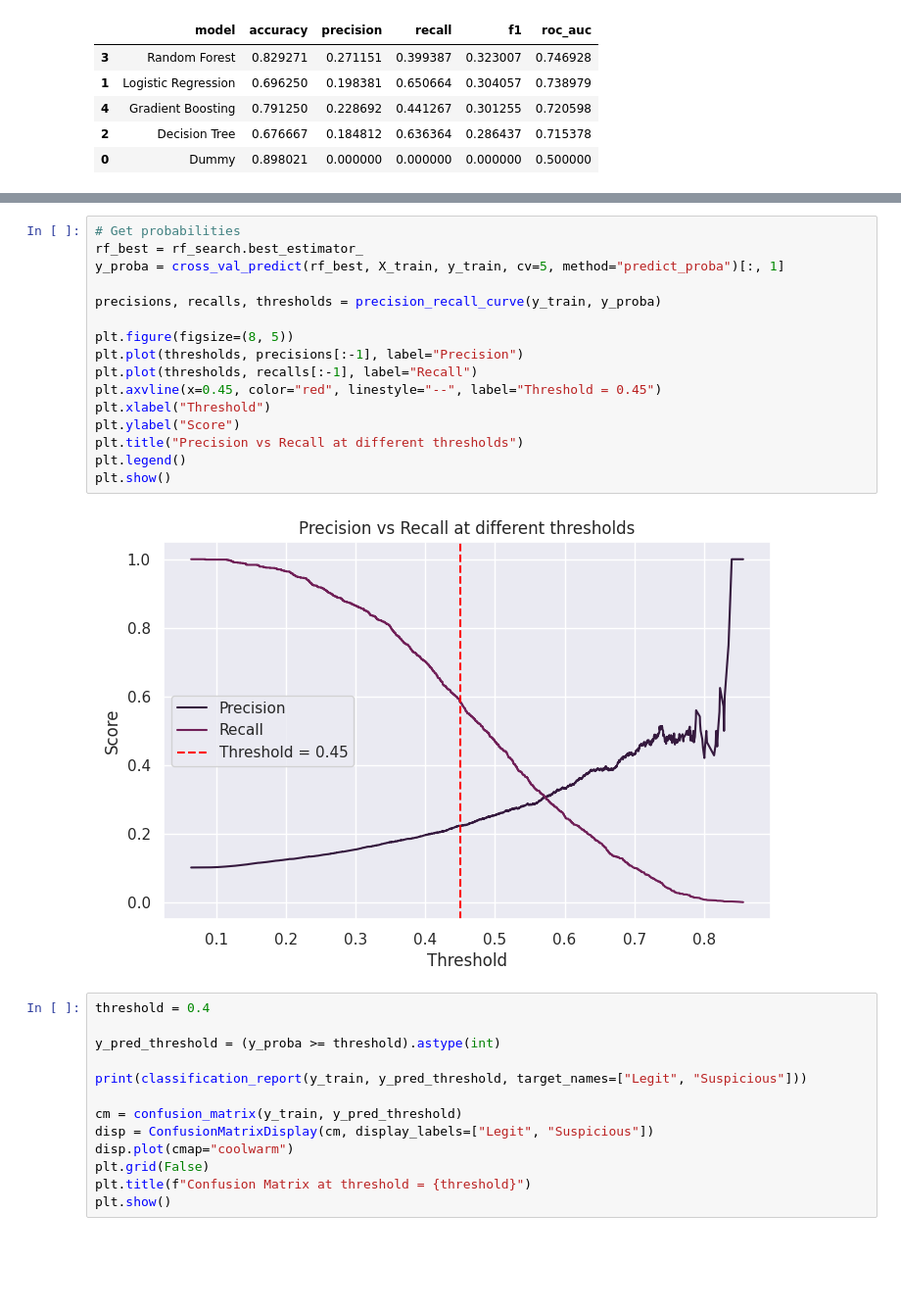
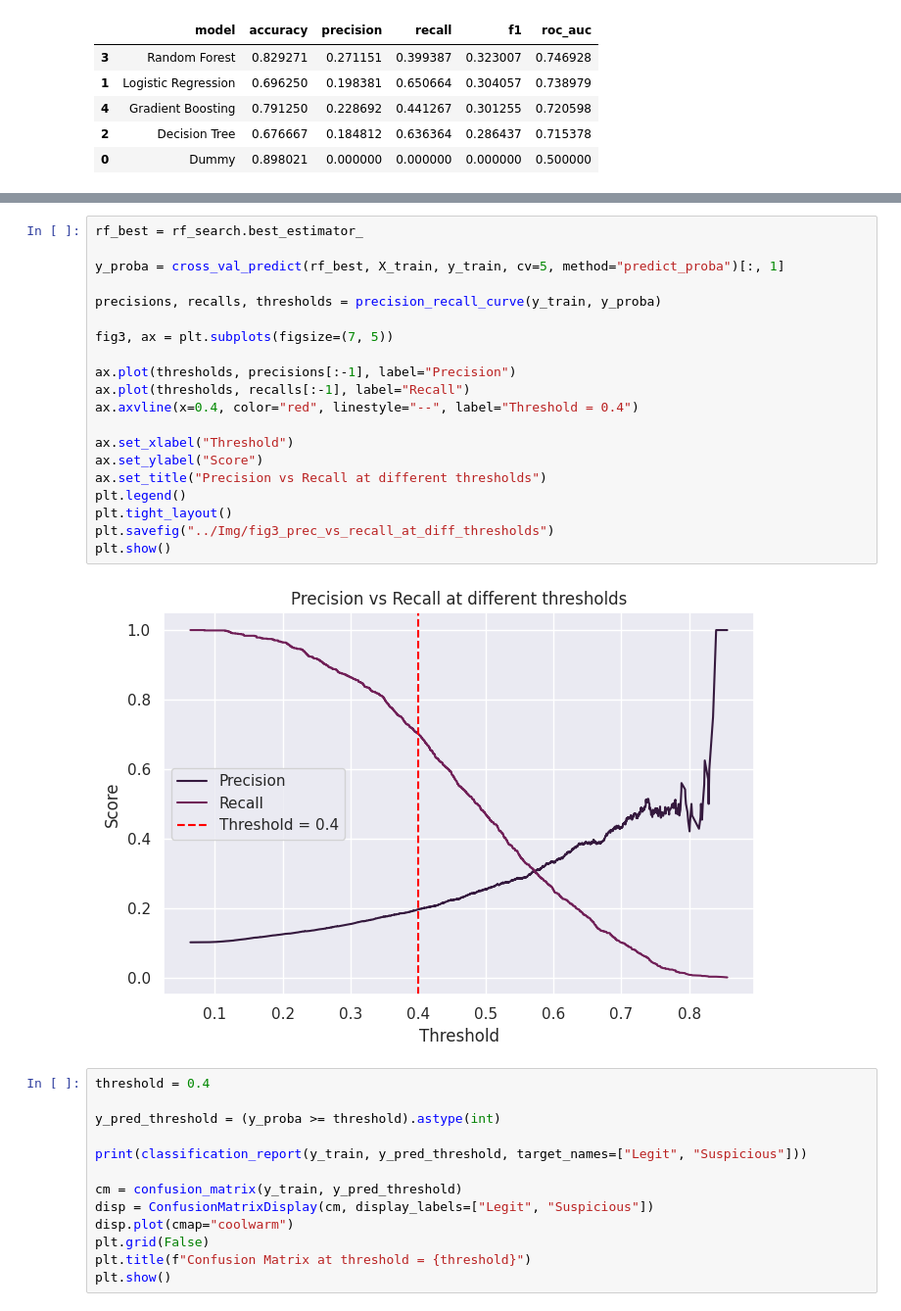
Before and after one commit to IreneGrisenti/Marketplace_Safety_Scam_detection, a Jupyter notebook: Notebooks/scam_detection_model.ipynb, the cells around one changed output, grey strips where cells are left out. Shown: that part at 98% size. Saved outputs shown, nothing was run; the diff lists cells and outputs as text; blank space fills up the shorter version.

```diff
--- a/Notebooks/scam_detection_model.ipynb
+++ b/Notebooks/scam_detection_model.ipynb
@@ -520,21 +554,25 @@ You must clearly show how your choice affects FP/FN and why it suits your stakeh
 # %%
-# Get probabilities
 rf_best = rf_search.best_estimator_
+
 y_proba = cross_val_predict(rf_best, X_train, y_train, cv=5, method="predict_proba")[:, 1]
 
 precisions, recalls, thresholds = precision_recall_curve(y_train, y_proba)
 
-plt.figure(figsize=(8, 5))
-plt.plot(thresholds, precisions[:-1], label="Precision")
-plt.plot(thresholds, recalls[:-1], label="Recall")
-plt.axvline(x=0.45, color="red", linestyle="--", label="Threshold = 0.45")
-plt.xlabel("Threshold")
-plt.ylabel("Score")
-plt.title("Precision vs Recall at different thresholds")
+fig3, ax = plt.subplots(figsize=(7, 5))
+
+ax.plot(thresholds, precisions[:-1], label="Precision")
+ax.plot(thresholds, recalls[:-1], label="Recall")
+ax.axvline(x=0.4, color="red", linestyle="--", label="Threshold = 0.4")
+
+ax.set_xlabel("Threshold")
+ax.set_ylabel("Score")
+ax.set_title("Precision vs Recall at different thresholds")
 plt.legend()
+plt.tight_layout()
+plt.savefig("../Img/fig3_prec_vs_recall_at_diff_thresholds")
 plt.show()
 # %% [output]
-[figure, old version]
+[figure, new version]
 # %%
 threshold = 0.4
 
```
Also changed, not shown: parts of 17 cells of this notebook, 5 other files.
